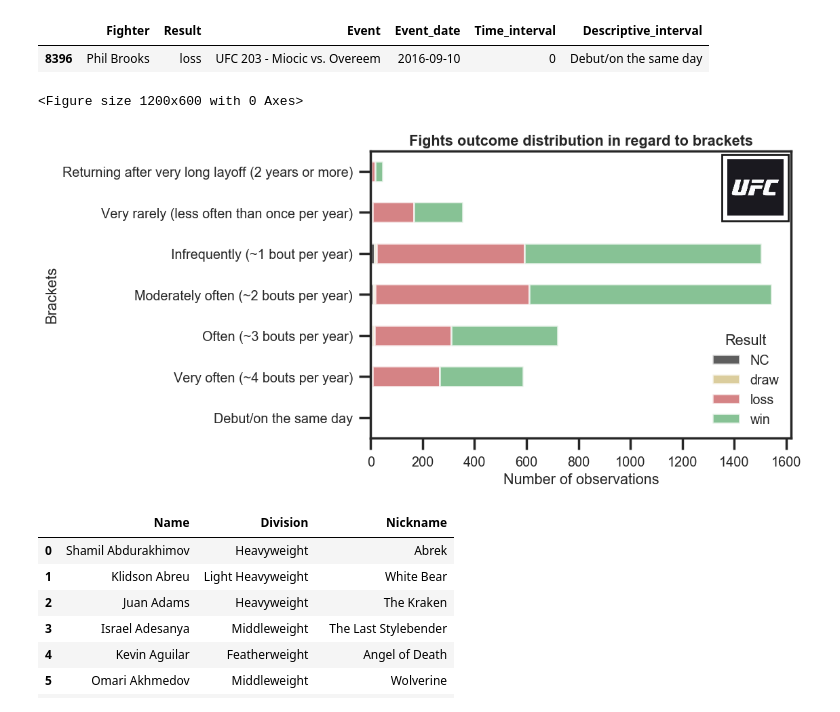
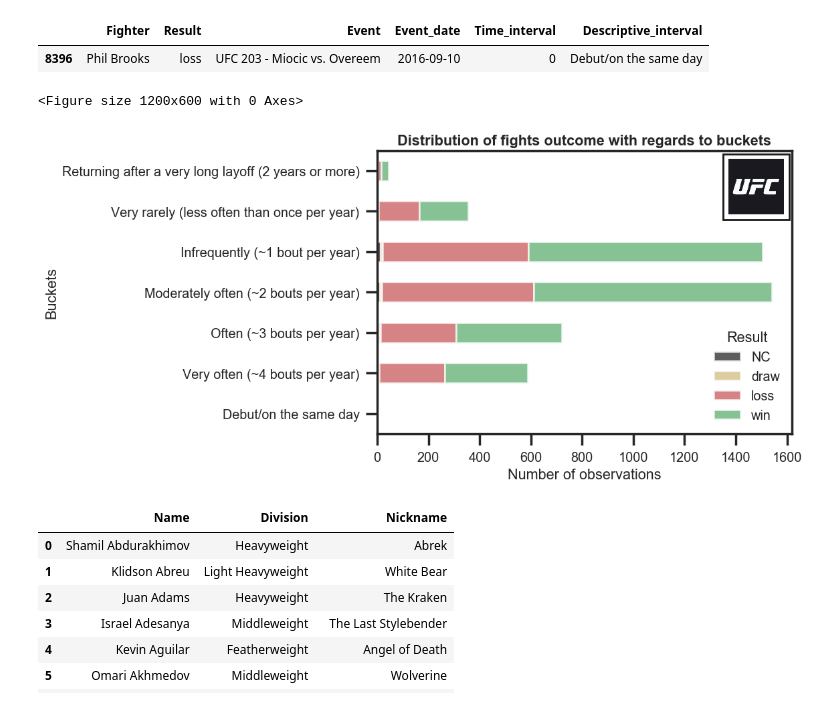
Before and after one commit to Montanaz0r/MMA_Analysis, a Jupyter notebook: Project-MMA_Analysis_ENG.ipynb, the cells around one changed output. Cells and saved outputs as stored; diff of their text form; code cells hidden in the pictures.

```diff
--- a/Project-MMA_Analysis_ENG.ipynb
+++ b/Project-MMA_Analysis_ENG.ipynb
@@ -504,5 +504,5 @@ Repeating same actions for UFC roster data - same brackets will be assigned to d
 # %%
-# Preparing brackets and labels for each category and assigning them to cats variable.
+# Preparing buckets and labels for each category and assigning them to 'cats' variable.
 bins_ufc = [0, 1, 91, 121, 183, 366, 729, 10000]
 group_names = ['Debut/on the same day',
                'Very often (~4 bouts per year)',
@@ -510,6 +510,6 @@ group_names = ['Debut/on the same day',
                'Moderately often (~2 bouts per year)',
                'Infrequently (~1 bout per year)',
                'Very rarely (less often than once per year)',
-               'Returning after very long layoff (2 years or more)']
+               'Returning after a very long layoff (2 years or more)']
 cats_ufc = pd.cut(ufc_selected_data['Time_interval'], bins_ufc, labels=group_names, right=False)
 # %%
@@ -904,20 +904,21 @@ ufc_events_true_pct = ufc_events_pct * 100
 ufc_events_cross = pd.crosstab(ufc_events_only['Descriptive_interval'], ufc_events_only['Result'])
 # %%
-# Chart representing fights outcome distribution in regard to brackets, for all fights inside UFC recorded for UFC roster.
+# Chart representing fights outcome distribution with reagrds to buckets for all fights recorded in the UFC for
+# current UFC roster.
 plt.figure(figsize=(12,6), dpi= 100)
 sns.set(style='ticks')
 sns.set_context('poster', font_scale = 0.65)
 ax = ufc_events_cross.plot.barh(stacked=True, alpha=0.7, color=['k', 'y', 'r', 'g'])
-ax.set(ylabel='Brackets', xlabel='Number of observations')
+ax.set(ylabel='Buckets', xlabel='Number of observations')
 
 ufc_logo = mpimg.imread('ufc.jpg')
 imagebox = OffsetImage(ufc_logo, zoom=0.33)
 ab = AnnotationBbox(imagebox, (1480, 5.6))
 ax.add_artist(ab)
 
-plt.title('Fights outcome distribution in regard to brackets', fontweight='bold')
+plt.title('Distribution of fights outcome with regards to buckets', fontweight='bold')
 plt.show()
 # %% [output]
 <Figure size 1200x600 with 0 Axes>
-[figure, old version]
+[figure, new version]
 # %%
```
Also changed, not shown: parts of 249 cells of this notebook.
